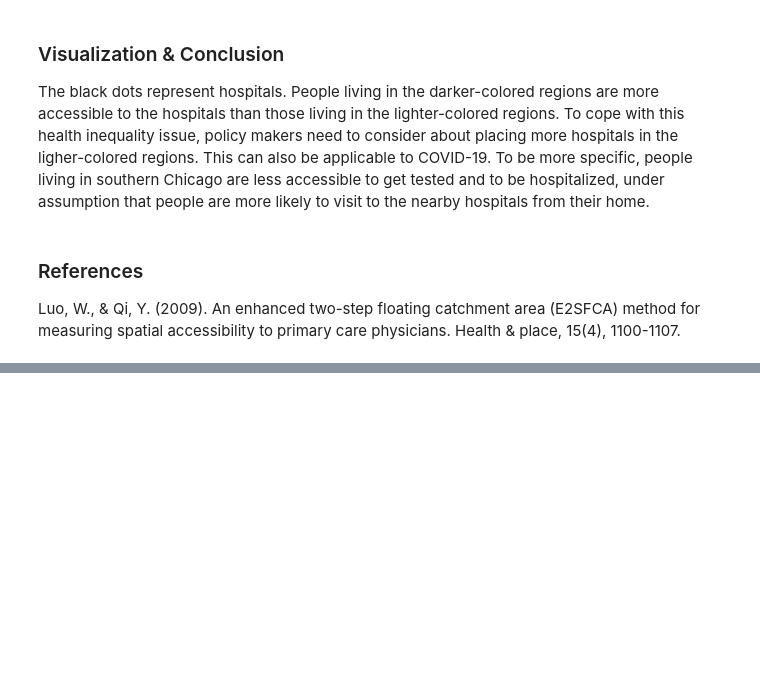
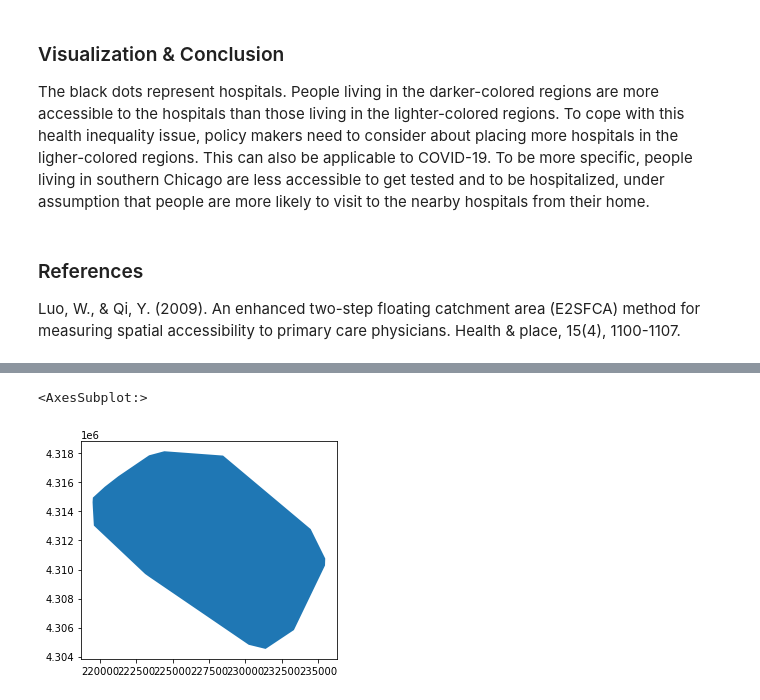
Before and after one commit to GIS4DEV/illinois-accessibility, a Jupyter notebook: COVID-19AccessibilityNotebook-main/COVID-19Acc.ipynb, the cells around one changed output, grey strips where cells are left out. Drawn from its saved outputs; the diff is of its cells as text; code cells hidden in the pictures; blank space fills up the shorter version.

```diff
--- a/COVID-19AccessibilityNotebook-main/COVID-19Acc.ipynb
+++ b/COVID-19AccessibilityNotebook-main/COVID-19Acc.ipynb
@@ -492,17 +494,7 @@ hospital setting is done
 # %%
 %%time
-road_network = []
-for i in range(len(hospitals.index)):
-    road_network.append(nx.ego_graph(G, hospitals['nearest_osm'][i],30, distance= 'time'))
-
-#catchments = measure_acc_par(hospitals, pop_data, G, distances, weights, num_proc=processor_dropdown.value)
+catchments = measure_acc_par(hospitals.iloc[:4], pop_data, G, distances, weights, num_proc=processor_dropdown.value)
 # %%
-%%time
-road_network_30 = []
-for i in range(len(hospitals.index)):
-    dpaths = nx.single_source_dijkstra_path_length(G, hospitals['nearest_osm'][i], 30, 'time')
-    road_network_30.append(G.subgraph(dpaths))
-
-# for j in range(len(catchments)):
-#    catchments[j] = catchments[j][catchments[j][resource_dropdown.value]!=float('inf')]
-#result=overlapping_function (grid_file, catchments, resource_dropdown.value, weights, num_proc=processor_dropdown.value)
+for j in range(len(catchments)):
+    catchments[j] = catchments[j][catchments[j][resource_dropdown.value]!=float('inf')]
+result=overlapping_function (grid_file, catchments, resource_dropdown.value, weights, num_proc=processor_dropdown.value)
@@ -547,0 +532,3 @@ len(subgraph_30)
+# %%
+%%time
+test = nx.single_source_dijkstra_path_length(G, hospitals['nearest_osm'][0], 30, 'time')
@@ -547,0 +540,6 @@ len(subgraph_30)
+# %%
+%%time
+result = []
+for i in range(len(hospitals.index)):
+    test = hospital_measure_acc(3, hospitals.iloc[i], pop_data, distances, weights)
+    result.append(test[1])
@@ -547,0 +548,5 @@ len(subgraph_30)
+# %%
+result[0][0].plot()
+# %% [output]
+<AxesSubplot:>
+[figure, added]
```
Also changed, not shown: parts of 10 cells of this notebook, 1 other file.
